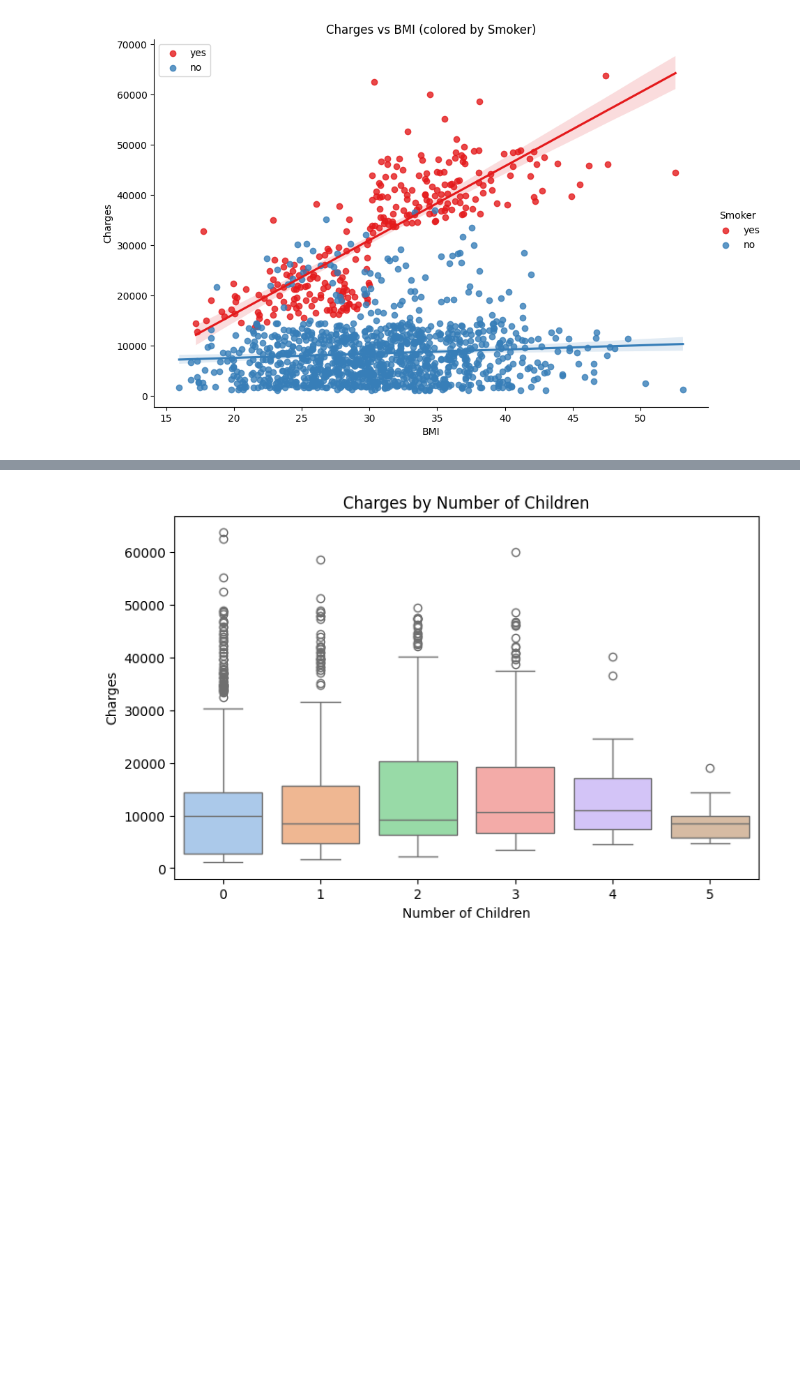
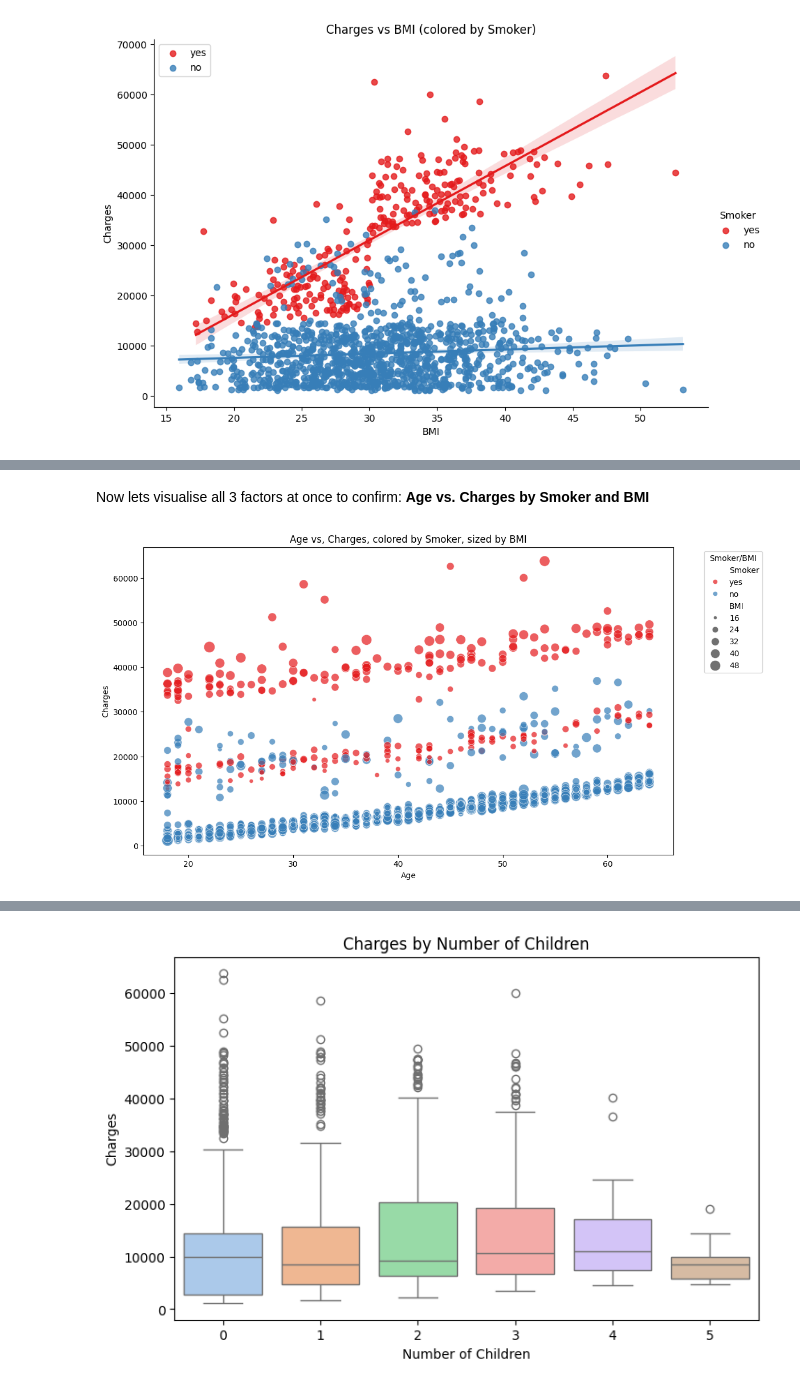
Before and after one commit to Hamza-Murshad/Hackathon2_project_team3, a Jupyter notebook: jupyter_notebooks/EDA.ipynb, the cells around one changed output, grey strips where cells are left out. Drawn from its saved outputs; the diff is of its cells as text; code cells hidden in the pictures; blank space fills up the shorter version.

```diff
--- a/jupyter_notebooks/EDA.ipynb
+++ b/jupyter_notebooks/EDA.ipynb
@@ -176,0 +181,24 @@ From this we can see the higher the age, the more the charges are. However it is
+# %% [markdown]
+Now lets visualise all 3 factors at once to confirm: **Age vs. Charges by Smoker and BMI**
+# %%
+plt.figure(figsize=(12, 7))
+
+# Scatter plot: age vs charges, color=smoker, size=BMI
+sns.scatterplot(
+    x='Age',
+    y='Charges',
+    hue='Smoker',
+    size='BMI',
+    sizes=(20, 200),  # scale point sizes
+    data=df,
+    palette='Set1',
+    alpha=0.7
+)
+
+plt.title('Age vs, Charges, colored by Smoker, sized by BMI')
+plt.xlabel('Age')
+plt.ylabel('Charges')
+plt.legend(title='Smoker/BMI', bbox_to_anchor=(1.05, 1), loc='upper left')
+plt.show()
+# %% [output]
+[figure, added]
```
Also changed, not shown: parts of 33 cells of this notebook, 7 other files.
